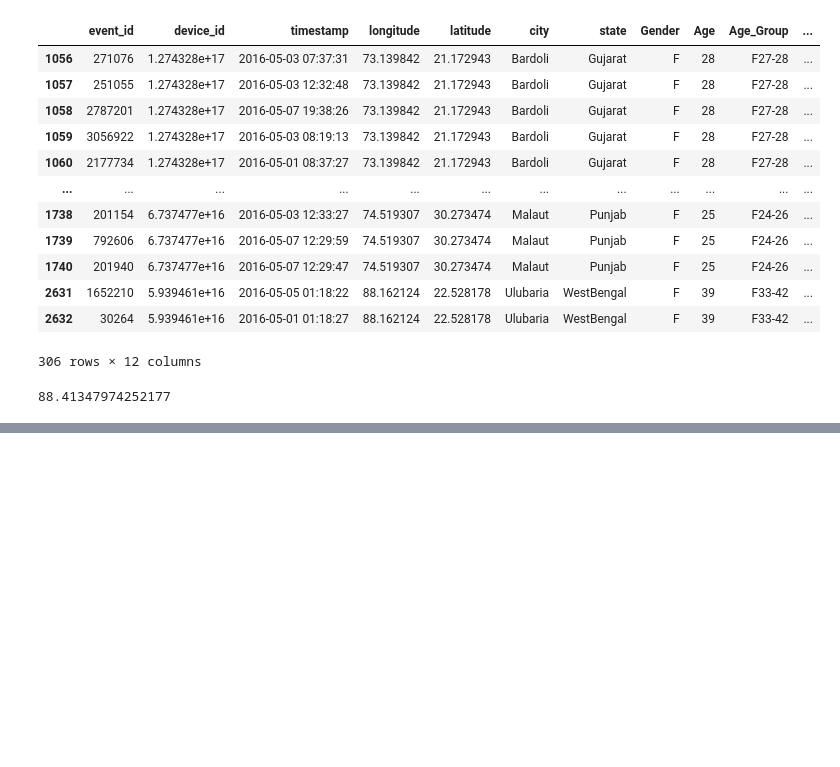
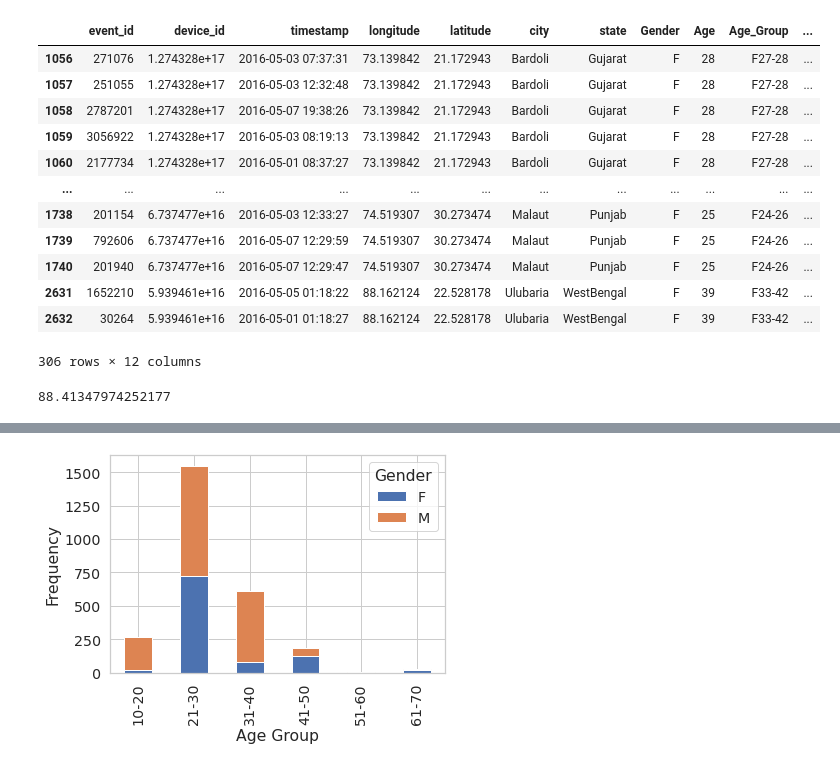
Before and after one commit to santhoshbvsrk/CapstoneProjects, a Jupyter notebook: DataAnalytics_CDF/InsaidTelecom_CDFCapstone.ipynb, the cells around one changed output, grey strips where cells are left out. Cells and saved outputs as stored; diff of their text form; code cells hidden in the pictures; blank space fills up the shorter version.

```diff
--- a/DataAnalytics_CDF/InsaidTelecom_CDFCapstone.ipynb
+++ b/DataAnalytics_CDF/InsaidTelecom_CDFCapstone.ipynb
@@ -478,0 +667,8 @@ device_data_df[device_data_df['Model']=='红米note']
+# %%
+age_gender = device_data_df.groupby(['age_bins', 'Gender'])['age_bins'].count().unstack('Gender').fillna(0)
+age_gender.plot(kind="bar",stacked=True)
+plt.xlabel("Age Group")
+plt.ylabel("Frequency")
+plt.show()
+# %% [output]
+[figure, added]
```
Also changed, not shown: parts of 44 cells of this notebook.
